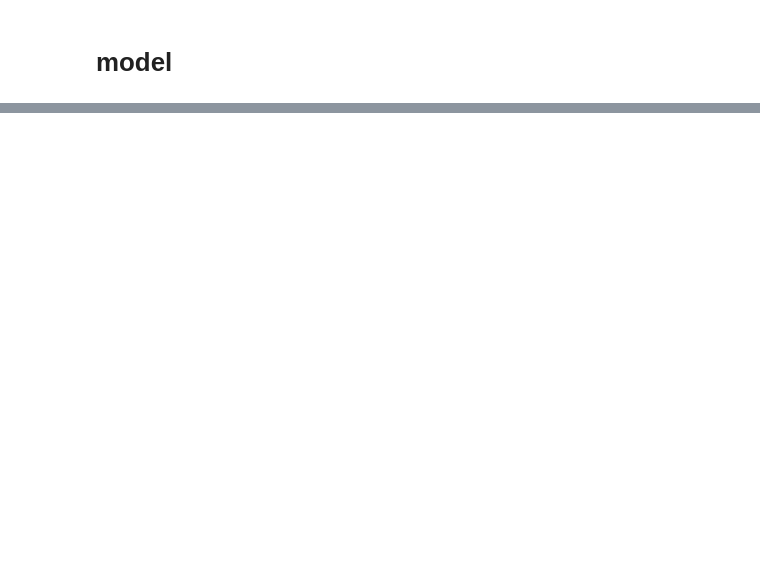
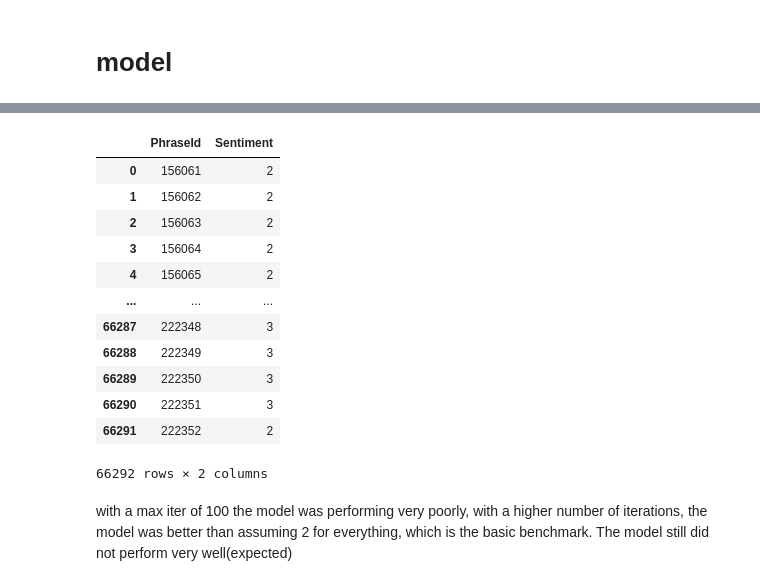
Before and after one commit to Thahit/NLP, a Jupyter notebook: SemtimentAnalysisLogReg/sentiment-analysis-on-movie-reviews-with-logistic.ipynb, the cells around one changed output, grey strips where cells are left out. Saved outputs shown, nothing was run; the diff lists cells and outputs as text; code cells hidden in the pictures; blank space fills up the shorter version.

Commit message:
1 submission

```diff
--- a/SemtimentAnalysisLogReg/sentiment-analysis-on-movie-reviews-with-logistic.ipynb
+++ b/SemtimentAnalysisLogReg/sentiment-analysis-on-movie-reviews-with-logistic.ipynb
@@ -223,0 +253,20 @@ print(cost, theta)
+# %%
+sub = pd.read_csv('/kaggle/input/sentiment-analysis-on-movie-reviews/sampleSubmission.csv')
+submission = pd.DataFrame()
+submission['PhraseId'] = sub.PhraseId
+submission['Sentiment'] = predicitons
+submission
+# %% [output]
+|  | PhraseId | Sentiment |
+| 0 | 156061 | 2 |
+| 1 | 156062 | 2 |
+| 2 | 156063 | 2 |
+| 3 | 156064 | 2 |
+| 4 | 156065 | 2 |
+| ... | ... | ... |
+| 66287 | 222348 | 3 |
+| 66288 | 222349 | 3 |
+| 66289 | 222350 | 3 |
+| 66290 | 222351 | 3 |
+| 66291 | 222352 | 2 |
+66292 rows × 2 columns
@@ -223,0 +275,2 @@ print(cost, theta)
+# %% [markdown]
+with a max iter of 100 the model was performing very poorly, with a higher number of iterations, the model was better than assuming 2 for everything, which is the basic benchmark. The model still did not perform very well(expected)
```
Also changed, not shown: parts of 20 cells of this notebook.
